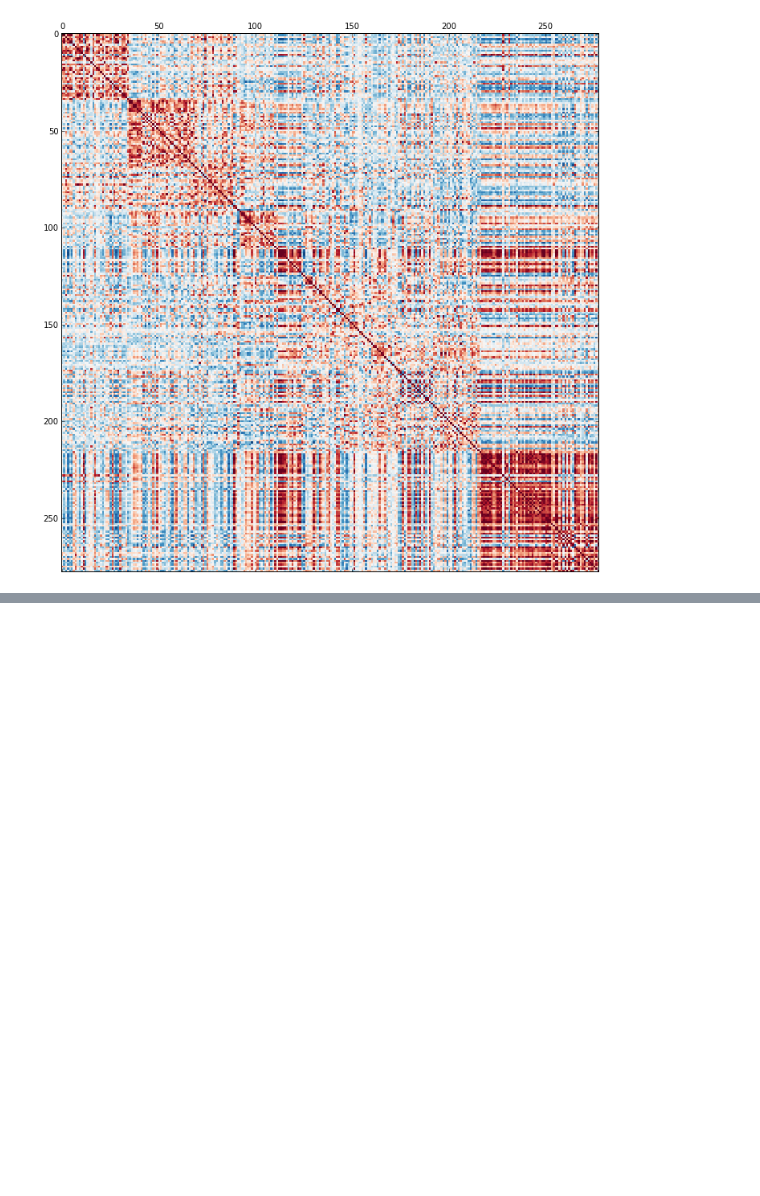
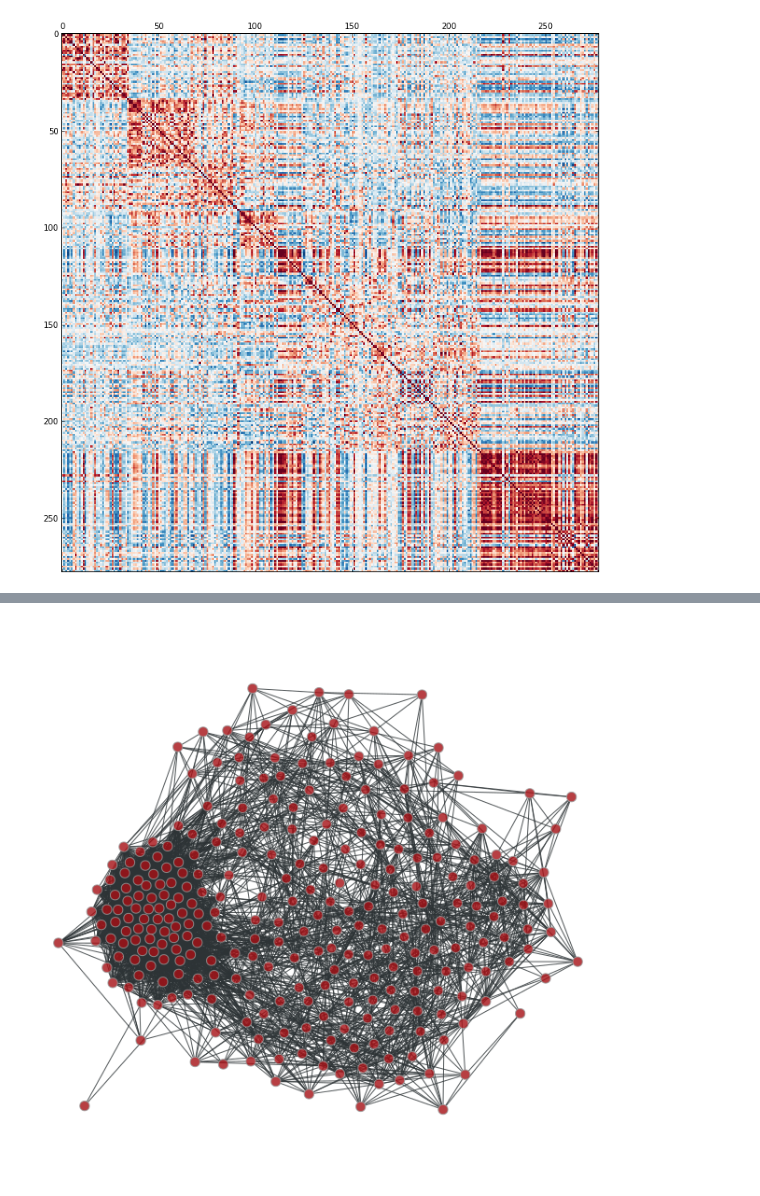
Before and after one commit to artemyk/iu-hackathon-2015, a Jupyter notebook: Connectivity.ipynb, the cells around one changed output, grey strips where cells are left out. Saved outputs shown, nothing was run; the diff lists cells and outputs as text; code cells hidden in the pictures; blank space fills up the shorter version.

```diff
--- a/Connectivity.ipynb
+++ b/Connectivity.ipynb
@@ -107,0 +133,6 @@ fig.set_size_inches([12, 12])
+# %%
+import graph_tool as gt
+pos = gt.draw.sfdp_layout(g)
+gt.draw.graph_draw(g, pos=pos, output="tree.pdf", inline=True)
+# %% [output]
+[figure, added]
```
Also changed, not shown: parts of 10 cells of this notebook.
